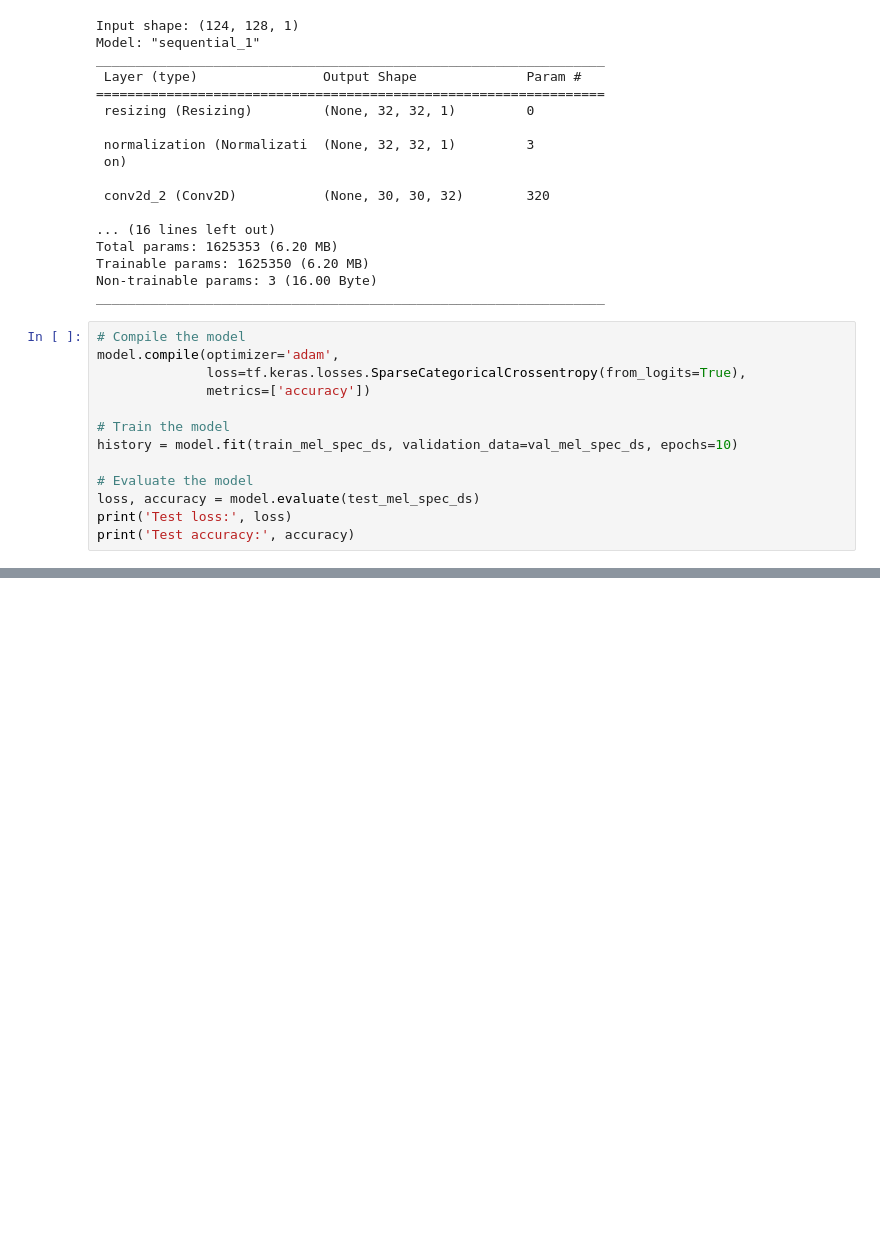
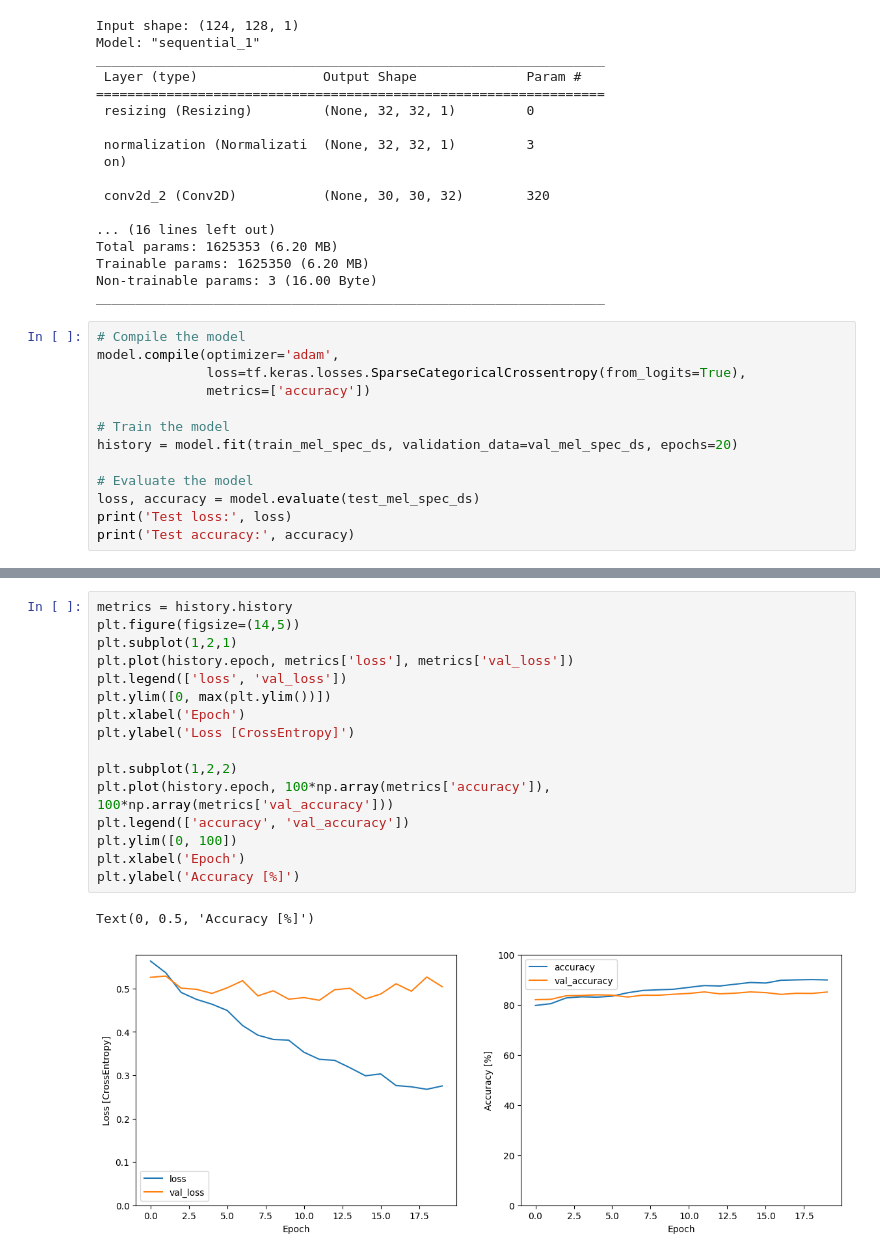
Before and after one commit to Vinald/Luganda_voice_controlled_wheelchair_system, a Jupyter notebook: Luganda_Notebooks/spectrograms_1.ipynb, the cells around one changed output, grey strips where cells are left out. Saved outputs shown, nothing was run; the diff lists cells and outputs as text; blank space fills up the shorter version.

```diff
--- a/Luganda_Notebooks/spectrograms_1.ipynb
+++ b/Luganda_Notebooks/spectrograms_1.ipynb
@@ -465,7 +465,7 @@ model.compile(optimizer='adam',
               metrics=['accuracy'])
 
 # Train the model
-history = model.fit(train_mel_spec_ds, validation_data=val_mel_spec_ds, epochs=10)
+history = model.fit(train_mel_spec_ds, validation_data=val_mel_spec_ds, epochs=20)
 
 # Evaluate the model
 loss, accuracy = model.evaluate(test_mel_spec_ds)
@@ -475,0 +492,19 @@ Epoch 1/10
+# %%
+metrics = history.history
+plt.figure(figsize=(14,5))
+plt.subplot(1,2,1)
+plt.plot(history.epoch, metrics['loss'], metrics['val_loss'])
+plt.legend(['loss', 'val_loss'])
+plt.ylim([0, max(plt.ylim())])
+plt.xlabel('Epoch')
+plt.ylabel('Loss [CrossEntropy]')
+
+plt.subplot(1,2,2)
+plt.plot(history.epoch, 100*np.array(metrics['accuracy']), 100*np.array(metrics['val_accuracy']))
+plt.legend(['accuracy', 'val_accuracy'])
+plt.ylim([0, 100])
+plt.xlabel('Epoch')
+plt.ylabel('Accuracy [%]')
+# %% [output]
+Text(0, 0.5, 'Accuracy [%]')
+[figure, added]
```
Also changed, not shown: parts of 2 cells of this notebook, 25 other files.
